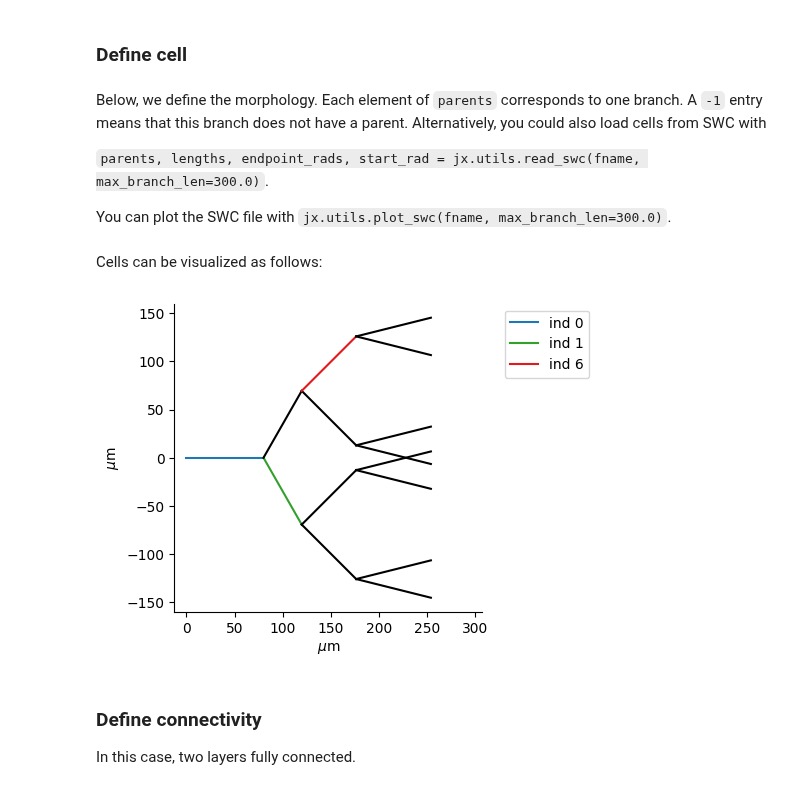
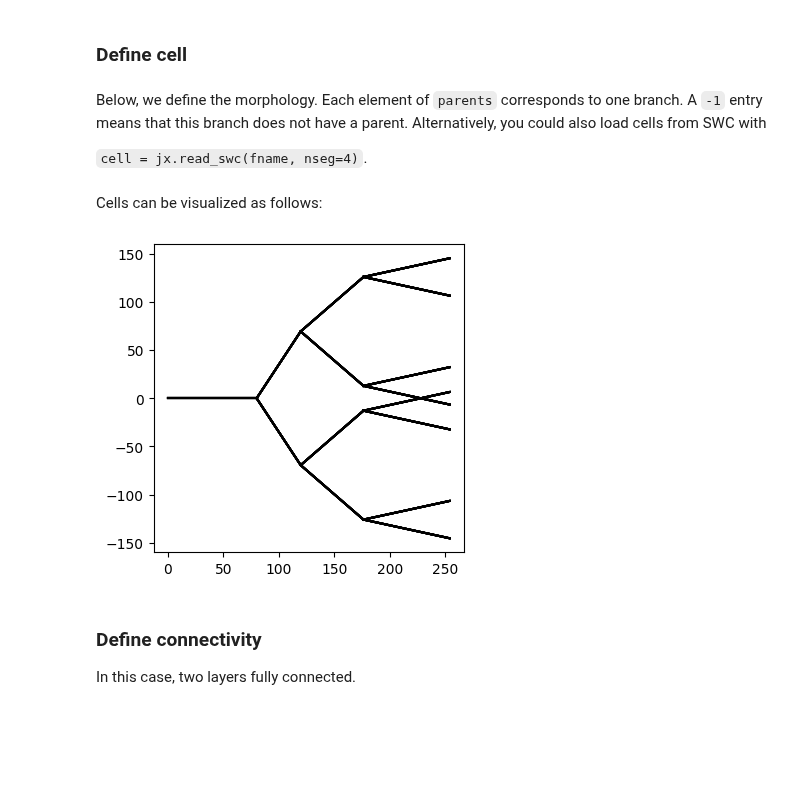
Before and after one commit to jaxleyverse/jaxley, a Jupyter notebook: tutorials/01_small_network.ipynb, the cells around one changed output. Saved outputs shown, nothing was run; the diff lists cells and outputs as text; code cells hidden in the pictures; blank space fills up the shorter version.

````diff
--- a/tutorials/01_small_network.ipynb
+++ b/tutorials/01_small_network.ipynb
@@ -44,9 +44,7 @@ branch = jx.Branch(comp, nseg=nseg_per_branch)
 # %% [markdown]
 Below, we define the morphology. Each element of `parents` corresponds to one branch. A `-1` entry means that this branch does not have a parent. Alternatively, you could also load cells from SWC with
 
-```parents, lengths, endpoint_rads, start_rad = jx.utils.read_swc(fname, max_branch_len=300.0)```.
-
-You can plot the SWC file with `jx.utils.plot_swc(fname, max_branch_len=300.0)`.
+```cell = jx.read_swc(fname, nseg=4)```.
 # %%
 num_branches = 15
 parents = jnp.asarray([-1, 0, 0, 1, 1, 2, 2, 3, 3, 4, 4, 5, 5, 6, 6])
@@ -56,9 +54,12 @@ cell = jx.Cell(branch, parents=parents)
 # %% [markdown]
 Cells can be visualized as follows:
 # %%
-_ = jx.utils.plot_morph(cell, figsize=(4, 4), cols="k", highlight_branch_inds=[0, 1, 6])
+cell.compute_xyz()
+
+fig, ax = plt.subplots(1, 1, figsize=(4, 4))
+_ = cell.vis(ax=ax)
 # %% [output]
-[figure, old version]
+[figure, new version]
 # %% [markdown]
 ### Define connectivity
 
````
Also changed, not shown: parts of 5 cells of this notebook, 1 other file.
